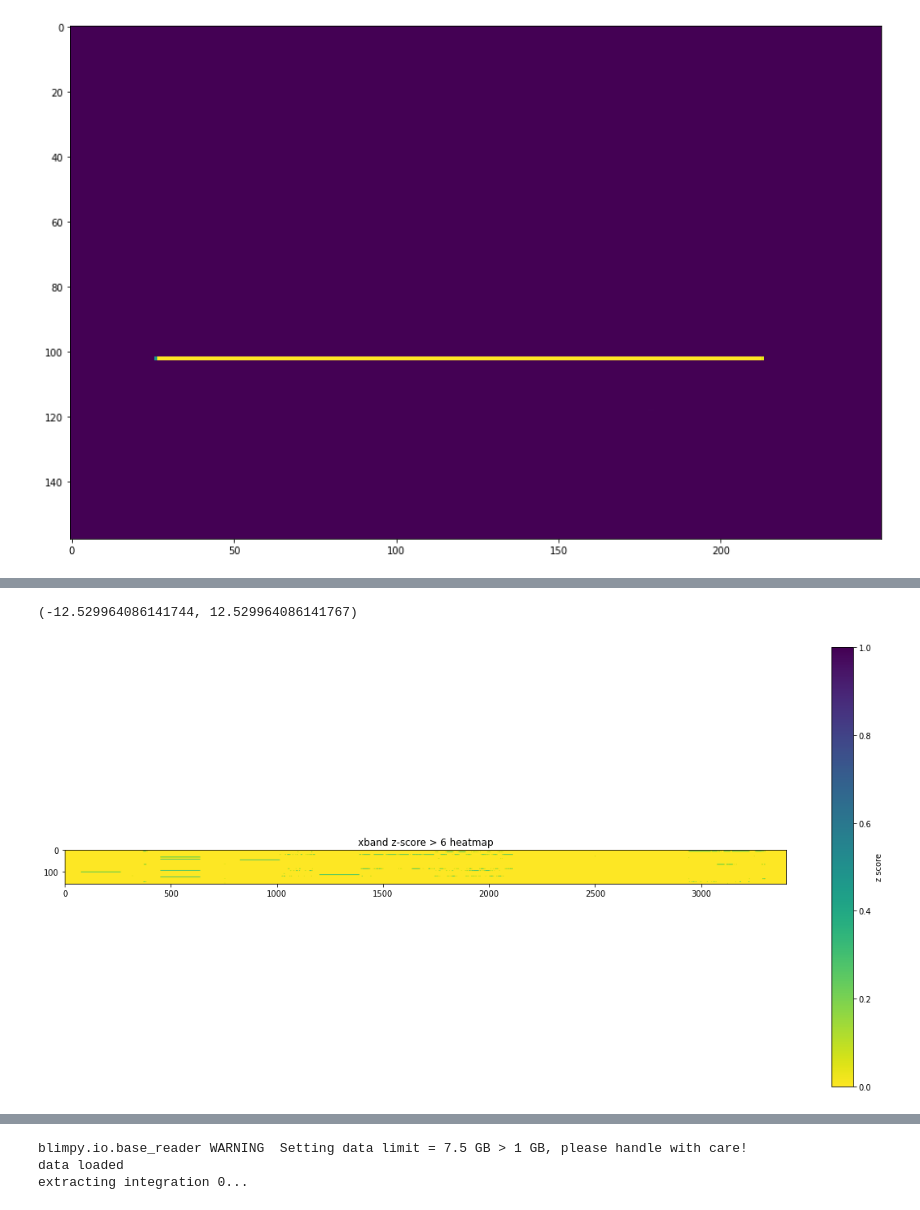
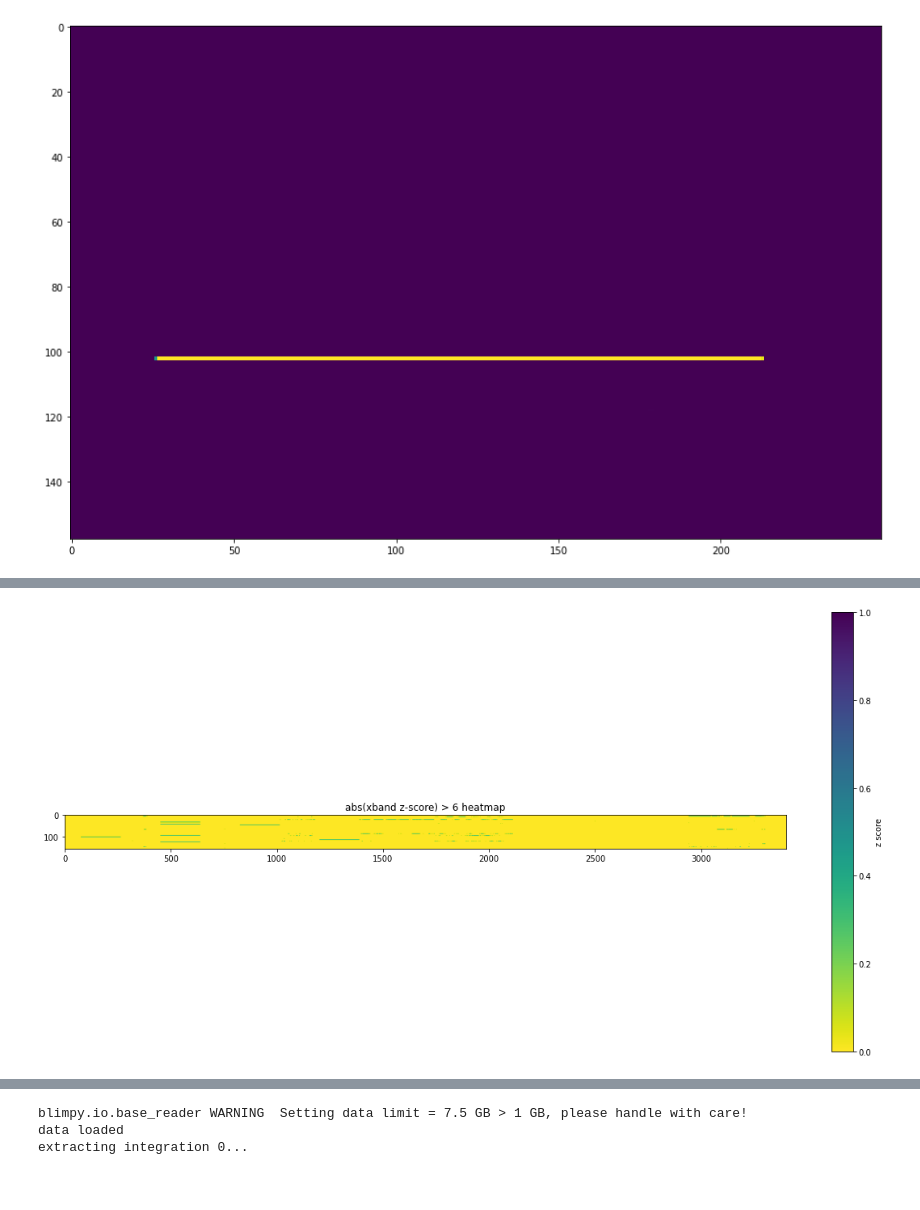
Before and after one commit to dbautista98/Breakthrough_Listen, a Jupyter notebook: turboSETI_vs_energy_detection.ipynb, the cells around one changed output, grey strips where cells are left out. Saved outputs shown, nothing was run; the diff lists cells and outputs as text; code cells hidden in the pictures.

```diff
--- a/turboSETI_vs_energy_detection.ipynb
+++ b/turboSETI_vs_energy_detection.ipynb
@@ -228,20 +230,16 @@ def z_score(df):
     sd[mask] = 1e-9
     z_tbl = (arr - mean)/sd
     return z_tbl
-# %%
-np.min(z_score(df)), np.max(z_score(df))
-# %% [output]
-(-12.529964086141744, 12.529964086141767)
 # %%
 z_val = 6
 
 plt.figure(figsize=(20,10))
-plt.imshow(np.abs(z_score(df))>z_val, cmap="viridis_r")
+plt.imshow(np.abs(z_score(df)) > z_val, cmap="viridis_r")
 plt.colorbar(label="z score")
-plt.title("xband z-score > %s heatmap"%z_val)
+plt.title("abs(xband z-score) > %s heatmap"%z_val)
 plt.savefig("xband_heatmap.pdf")
 # %% [output]
-[figure, old version]
+[figure, new version]
 # %%
 def high_z_score(df, min_z):
     # want to identify flagged frequencies as well as file names
```
Also changed, not shown: parts of 21 cells of this notebook.
